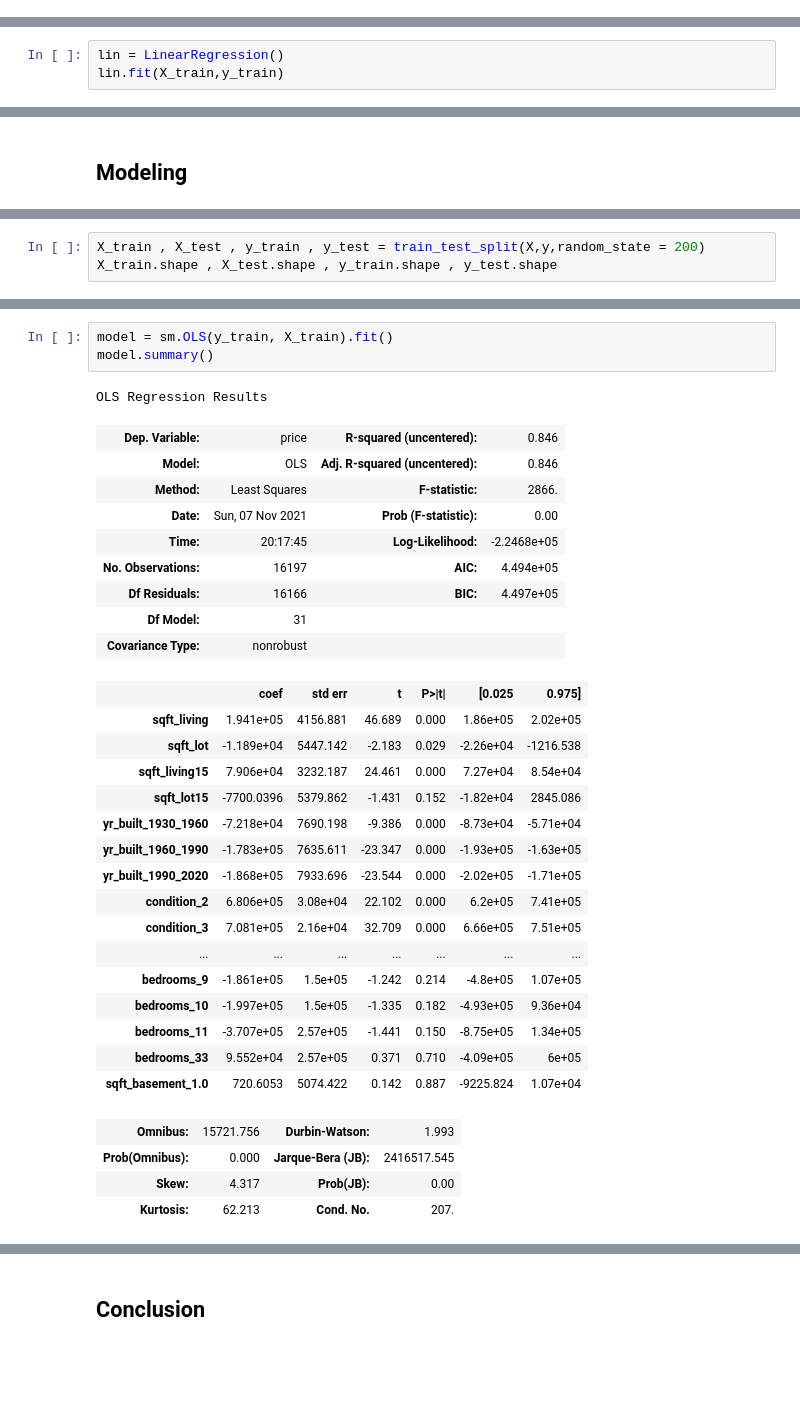
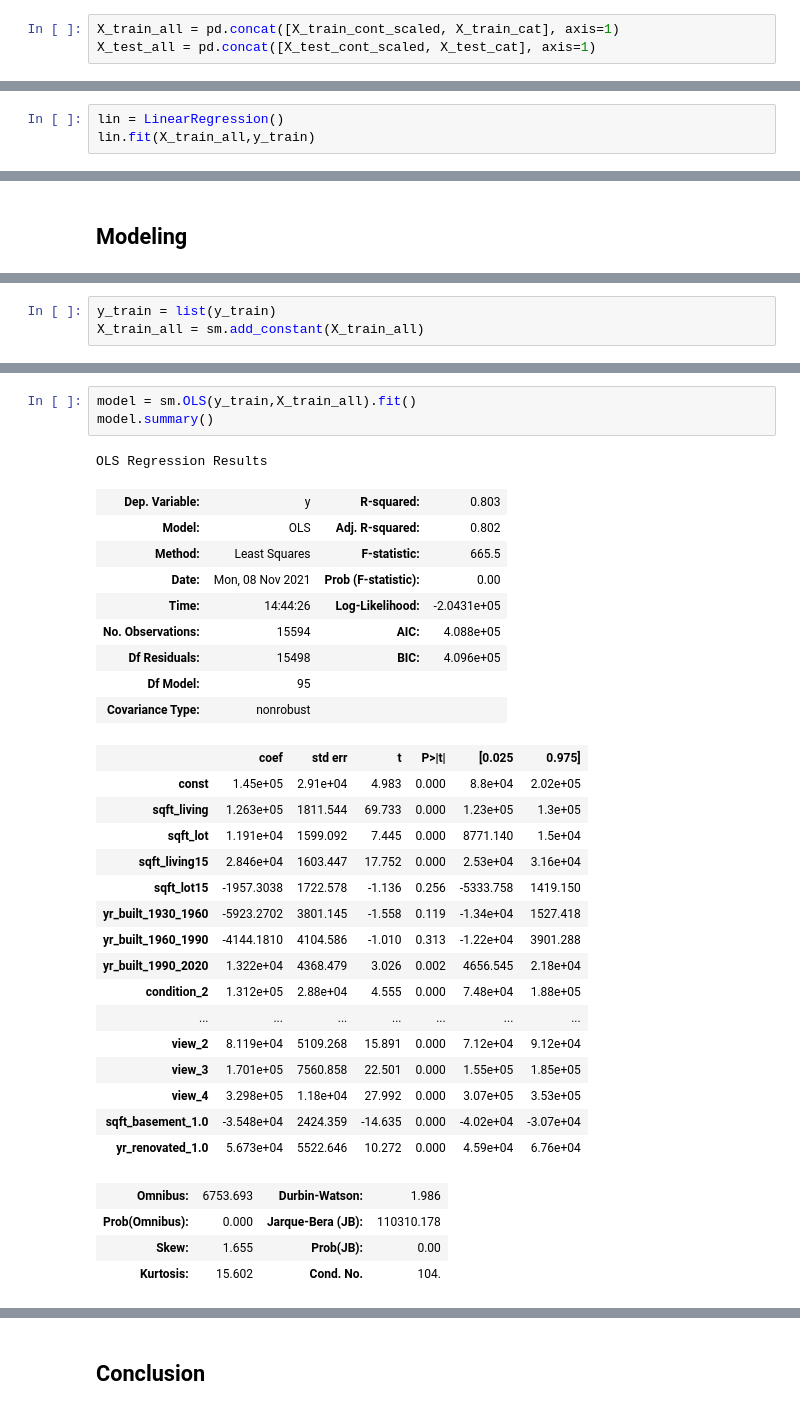
Before and after one commit to artificial126/dsc-phase-2-project, a Jupyter notebook: student.ipynb, the cells around one changed output, grey strips where cells are left out. Cells and saved outputs as stored; diff of their text form; blank space fills up the shorter version.

```diff
--- a/student.ipynb
+++ b/student.ipynb
@@ -265,0 +468,3 @@ plt.show()
+# %%
+X_train_all = pd.concat([X_train_cont_scaled, X_train_cat], axis=1)
+X_test_all = pd.concat([X_test_cont_scaled, X_test_cat], axis=1)
@@ -288,6 +525,6 @@ def visualize_homoscedasticity(model,features, label):
     plt.show()
 # %%
 lin = LinearRegression()
-lin.fit(X_train,y_train)
+lin.fit(X_train_all,y_train)
 # %% [output]
 LinearRegression()
@@ -333,3 +537,0 @@ X= df_final.drop('price',axis=1)
-# %%
-X_train , X_test , y_train , y_test = train_test_split(X,y,random_state = 200)
-X_train.shape , X_test.shape , y_train.shape , y_test.shape
@@ -337,0 +554,3 @@ X_train.shape , X_test.shape , y_train.shape , y_test.shape
+# %%
+y_train = list(y_train)
+X_train_all = sm.add_constant(X_train_all)
@@ -338,35 +559,35 @@ X_train.shape , X_test.shape , y_train.shape , y_test.shape
 # %%
-model = sm.OLS(y_train, X_train).fit()
+model = sm.OLS(y_train,X_train_all).fit()
 model.summary()
 # %% [output]
 OLS Regression Results
-| Dep. Variable: | price | R-squared (uncentered): | 0.846 |
-| Model: | OLS | Adj. R-squared (uncentered): | 0.846 |
-| Method: | Least Squares | F-statistic: | 2866. |
-| Date: | Sun, 07 Nov 2021 | Prob (F-statistic): | 0.00 |
-| Time: | 20:17:45 | Log-Likelihood: | -2.2468e+05 |
-| No. Observations: | 16197 | AIC: | 4.494e+05 |
-| Df Residuals: | 16166 | BIC: | 4.497e+05 |
-| Df Model: | 31 |  |  |
+| Dep. Variable: | y | R-squared: | 0.803 |
+| Model: | OLS | Adj. R-squared: | 0.802 |
+| Method: | Least Squares | F-statistic: | 665.5 |
+| Date: | Mon, 08 Nov 2021 | Prob (F-statistic): | 0.00 |
+| Time: | 14:44:26 | Log-Likelihood: | -2.0431e+05 |
+| No. Observations: | 15594 | AIC: | 4.088e+05 |
+| Df Residuals: | 15498 | BIC: | 4.096e+05 |
+| Df Model: | 95 |  |  |
 | Covariance Type: | nonrobust |  |  |
 |  | coef | std err | t | P>|t| | [0.025 | 0.975] |
-| sqft_living | 1.941e+05 | 4156.881 | 46.689 | 0.000 | 1.86e+05 | 2.02e+05 |
-| sqft_lot | -1.189e+04 | 5447.142 | -2.183 | 0.029 | -2.26e+04 | -1216.538 |
-| sqft_living15 | 7.906e+04 | 3232.187 | 24.461 | 0.000 | 7.27e+04 | 8.54e+04 |
-| sqft_lot15 | -7700.0396 | 5379.862 | -1.431 | 0.152 | -1.82e+04 | 2845.086 |
-| yr_built_1930_1960 | -7.218e+04 | 7690.198 | -9.386 | 0.000 | -8.73e+04 | -5.71e+04 |
-| yr_built_1960_1990 | -1.783e+05 | 7635.611 | -23.347 | 0.000 | -1.93e+05 | -1.63e+05 |
-| yr_built_1990_2020 | -1.868e+05 | 7933.696 | -23.544 | 0.000 | -2.02e+05 | -1.71e+05 |
-| condition_2 | 6.806e+05 | 3.08e+04 | 22.102 | 0.000 | 6.2e+05 | 7.41e+05 |
-| condition_3 | 7.081e+05 | 2.16e+04 | 32.709 | 0.000 | 6.66e+05 | 7.51e+05 |
+| const | 1.45e+05 | 2.91e+04 | 4.983 | 0.000 | 8.8e+04 | 2.02e+05 |
+| sqft_living | 1.263e+05 | 1811.544 | 69.733 | 0.000 | 1.23e+05 | 1.3e+05 |
+| sqft_lot | 1.191e+04 | 1599.092 | 7.445 | 0.000 | 8771.140 | 1.5e+04 |
+| sqft_living15 | 2.846e+04 | 1603.447 | 17.752 | 0.000 | 2.53e+04 | 3.16e+04 |
+| sqft_lot15 | -1957.3038 | 1722.578 | -1.136 | 0.256 | -5333.758 | 1419.150 |
+| yr_built_1930_1960 | -5923.2702 | 3801.145 | -1.558 | 0.119 | -1.34e+04 | 1527.418 |
+| yr_built_1960_1990 | -4144.1810 | 4104.586 | -1.010 | 0.313 | -1.22e+04 | 3901.288 |
+| yr_built_1990_2020 | 1.322e+04 | 4368.479 | 3.026 | 0.002 | 4656.545 | 2.18e+04 |
+| condition_2 | 1.312e+05 | 2.88e+04 | 4.555 | 0.000 | 7.48e+04 | 1.88e+05 |
 | ... | ... | ... | ... | ... | ... | ... |
-| bedrooms_9 | -1.861e+05 | 1.5e+05 | -1.242 | 0.214 | -4.8e+05 | 1.07e+05 |
-| bedrooms_10 | -1.997e+05 | 1.5e+05 | -1.335 | 0.182 | -4.93e+05 | 9.36e+04 |
-| bedrooms_11 | -3.707e+05 | 2.57e+05 | -1.441 | 0.150 | -8.75e+05 | 1.34e+05 |
-| bedrooms_33 | 9.552e+04 | 2.57e+05 | 0.371 | 0.710 | -4.09e+05 | 6e+05 |
-| sqft_basement_1.0 | 720.6053 | 5074.422 | 0.142 | 0.887 | -9225.824 | 1.07e+04 |
+| view_2 | 8.119e+04 | 5109.268 | 15.891 | 0.000 | 7.12e+04 | 9.12e+04 |
+| view_3 | 1.701e+05 | 7560.858 | 22.501 | 0.000 | 1.55e+05 | 1.85e+05 |
+| view_4 | 3.298e+05 | 1.18e+04 | 27.992 | 0.000 | 3.07e+05 | 3.53e+05 |
+| sqft_basement_1.0 | -3.548e+04 | 2424.359 | -14.635 | 0.000 | -4.02e+04 | -3.07e+04 |
+| yr_renovated_1.0 | 5.673e+04 | 5522.646 | 10.272 | 0.000 | 4.59e+04 | 6.76e+04 |
-| Omnibus: | 15721.756 | Durbin-Watson: | 1.993 |
-| Prob(Omnibus): | 0.000 | Jarque-Bera (JB): | 2416517.545 |
-| Skew: | 4.317 | Prob(JB): | 0.00 |
-| Kurtosis: | 62.213 | Cond. No. | 207. |
+| Omnibus: | 6753.693 | Durbin-Watson: | 1.986 |
+| Prob(Omnibus): | 0.000 | Jarque-Bera (JB): | 110310.178 |
+| Skew: | 1.655 | Prob(JB): | 0.00 |
+| Kurtosis: | 15.602 | Cond. No. | 104. |
 Notes:
```
Also changed, not shown: parts of 120 cells of this notebook, 2 other files.
